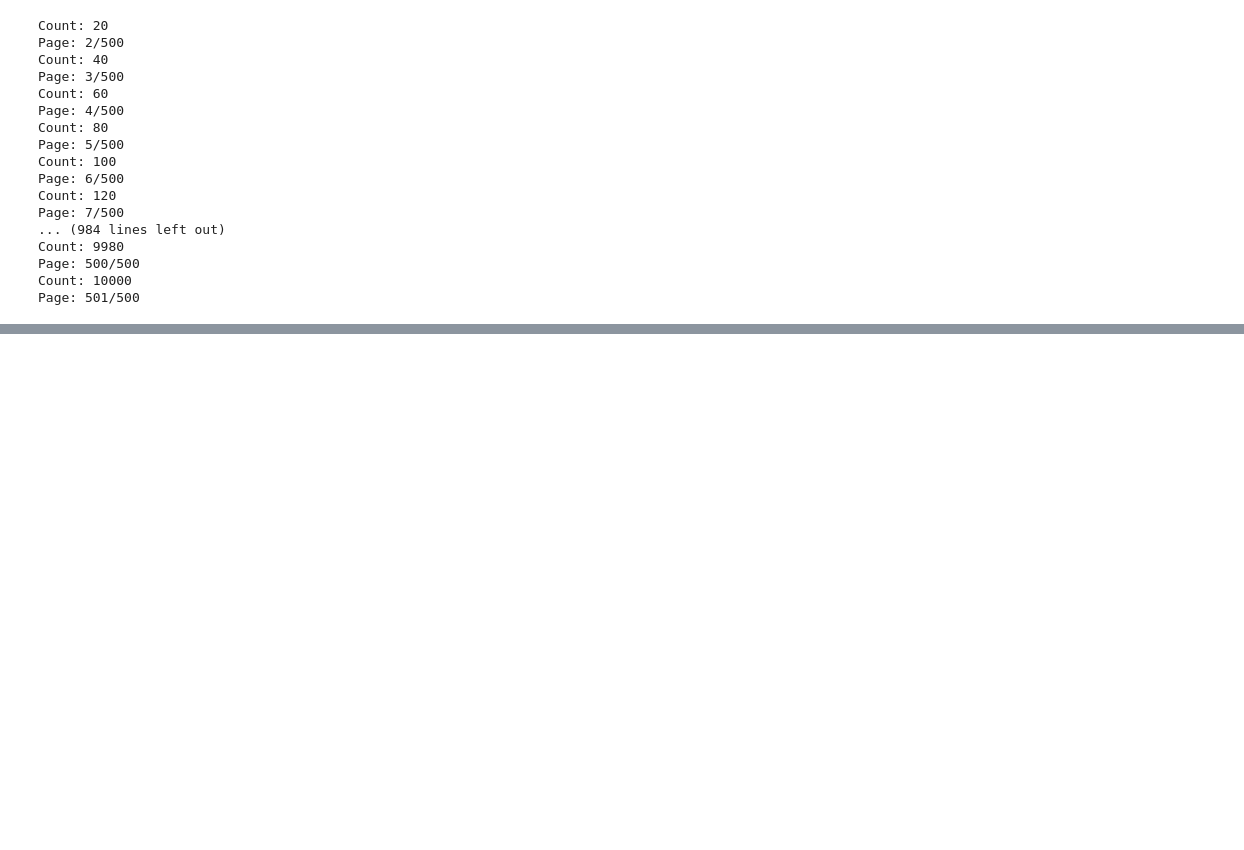
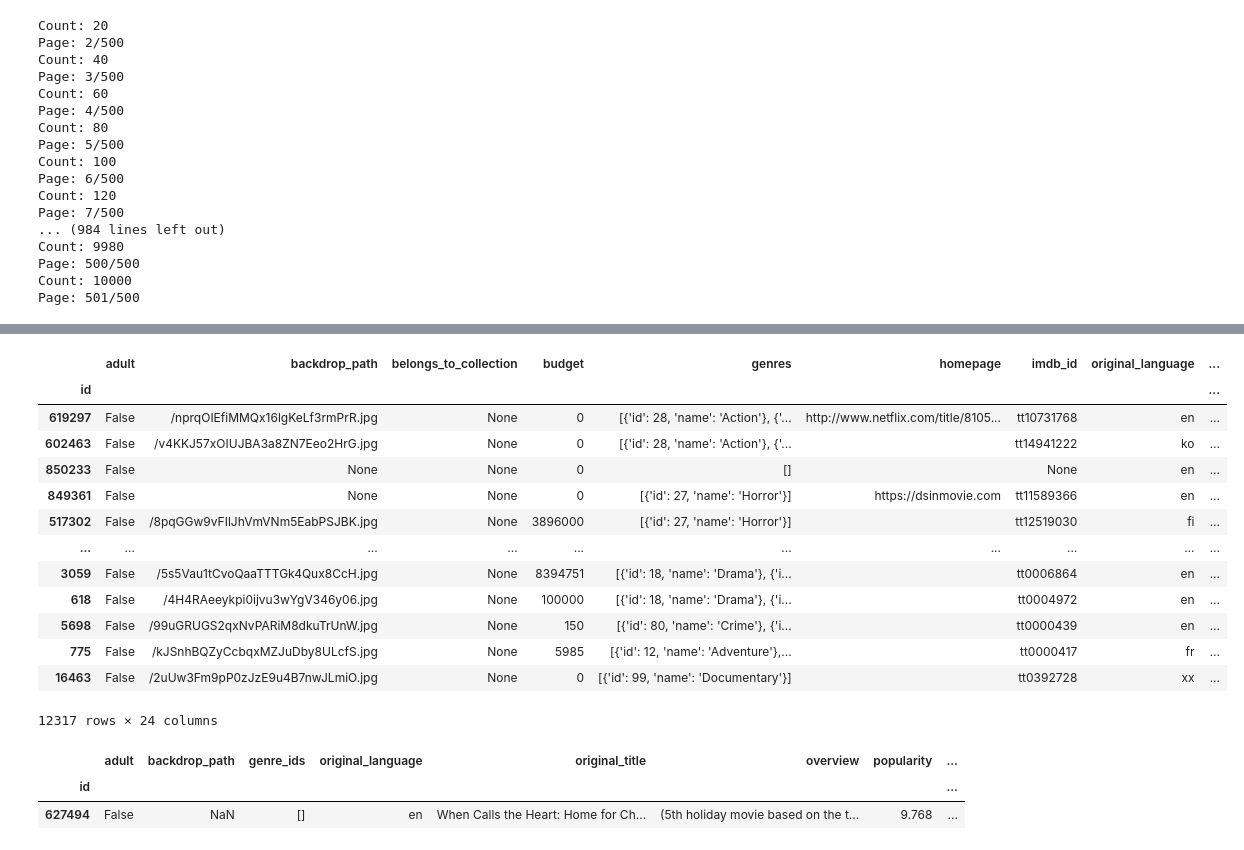
Before and after one commit to Tuan-Lee-23/Data-Science-Final-Project, a Jupyter notebook: notebooks/tmdb_api_request.ipynb, the cells around one changed output, grey strips where cells are left out. Drawn from its saved outputs; the diff is of its cells as text; code cells hidden in the pictures; blank space fills up the shorter version.

```diff
--- a/notebooks/tmdb_api_request.ipynb
+++ b/notebooks/tmdb_api_request.ipynb
@@ -115,0 +156,46 @@ df_res.to_csv("popular_tmdb.csv", index = False)
+# %%
+df = pd.read_csv("popular_toprated.csv", lineterminator= '\n', index_col = 'id')
+# %%
+ids = list(df.index)
+
+details_df = []
+skip_id_count = 0
+skip_ids = []
+
+for id in tqdm(ids):
+    try:
+        api = "https://api.themoviedb.org/3/movie/" + str(id) + "?api_key=6e7f63f528eb5934d1ef3aa836326019&language=en-US"
+        # print(f"API: {api}")
+        r = requests.get(api)
+        json_res = r.text
+        json_res = json.loads(json_res)
+        temp = pd.DataFrame.from_dict(json_res, orient= 'index').T.set_index('id')
+        details_df.append(temp)
+
+        if skip_id_count == 10:
+            print("Skipped 10 ids")
+            print("Skip: ", skip_ids)
+            skip_id_count = 0
+            skip_ids = []
+    except:
+        skip_id_count += 1
+        skip_ids.append(id)
+
+
+details_df = pd.concat(details_df)
+display(details_df)
+# %% [output]
+|  | adult | backdrop_path | belongs_to_collection | budget | genres | homepage | imdb_id | original_language | ... |
+| id |  |  |  |  |  |  |  |  | ... |
+| 619297 | False | /nprqOIEfiMMQx16lgKeLf3rmPrR.jpg | None | 0 | [{'id': 28, 'name': 'Action'}, {'... | http://www.netflix.com/title/8105... | tt10731768 | en | ... |
+| 602463 | False | /v4KKJ57xOIUJBA3a8ZN7Eeo2HrG.jpg | None | 0 | [{'id': 28, 'name': 'Action'}, {'... |  | tt14941222 | ko | ... |
+| 850233 | False | None | None | 0 | [] |  | None | en | ... |
+| 849361 | False | None | None | 0 | [{'id': 27, 'name': 'Horror'}] | https://dsinmovie.com | tt11589366 | en | ... |
+| 517302 | False | /8pqGGw9vFIlJhVmVNm5EabPSJBK.jpg | None | 3896000 | [{'id': 27, 'name': 'Horror'}] |  | tt12519030 | fi | ... |
+| ... | ... | ... | ... | ... | ... | ... | ... | ... | ... |
+| 3059 | False | /5s5Vau1tCvoQaaTTTGk4Qux8CcH.jpg | None | 8394751 | [{'id': 18, 'name': 'Drama'}, {'i... |  | tt0006864 | en | ... |
+| 618 | False | /4H4RAeeykpi0ijvu3wYgV346y06.jpg | None | 100000 | [{'id': 18, 'name': 'Drama'}, {'i... |  | tt0004972 | en | ... |
+| 5698 | False | /99uGRUGS2qxNvPARiM8dkuTrUnW.jpg | None | 150 | [{'id': 80, 'name': 'Crime'}, {'i... |  | tt0000439 | en | ... |
+| 775 | False | /kJSnhBQZyCcbqxMZJuDby8ULcfS.jpg | None | 5985 | [{'id': 12, 'name': 'Adventure'},... |  | tt0000417 | fr | ... |
+| 16463 | False | /2uUw3Fm9pP0zJzE9u4B7nwJLmiO.jpg | None | 0 | [{'id': 99, 'name': 'Documentary'}] |  | tt0392728 | xx | ... |
+12317 rows × 24 columns
@@ -115,0 +204,6 @@ df_res.to_csv("popular_tmdb.csv", index = False)
+# %%
+df.loc[list(set(df.index) - set(details_df.index))]
+# %% [output]
+|  | adult | backdrop_path | genre_ids | original_language | original_title | overview | popularity | ... |
+| id |  |  |  |  |  |  |  | ... |
+| 627494 | False | NaN | [] | en | When Calls the Heart: Home for Ch... | (5th holiday movie based on the t... | 9.768 | ... |
```
Also changed, not shown: parts of 31 cells of this notebook, 10 other files.
